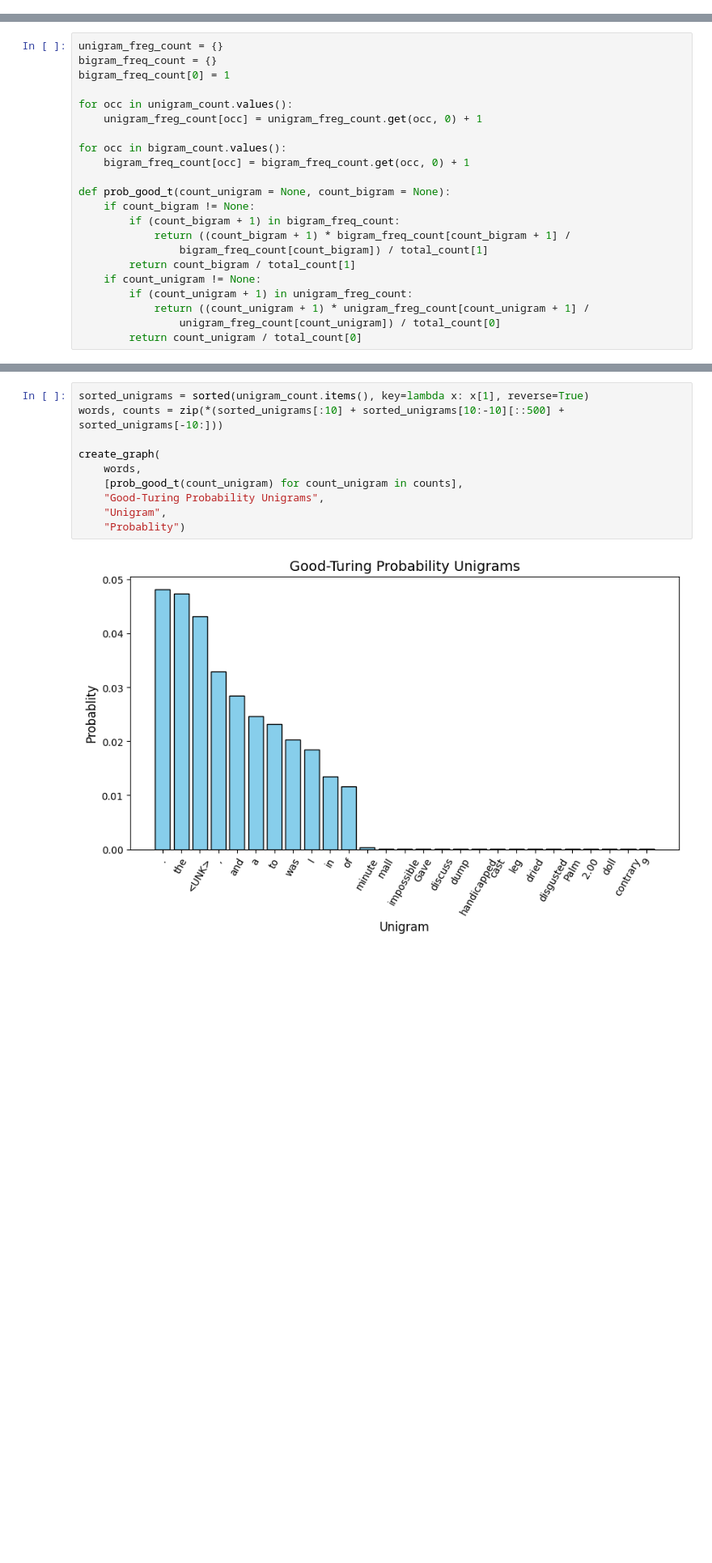
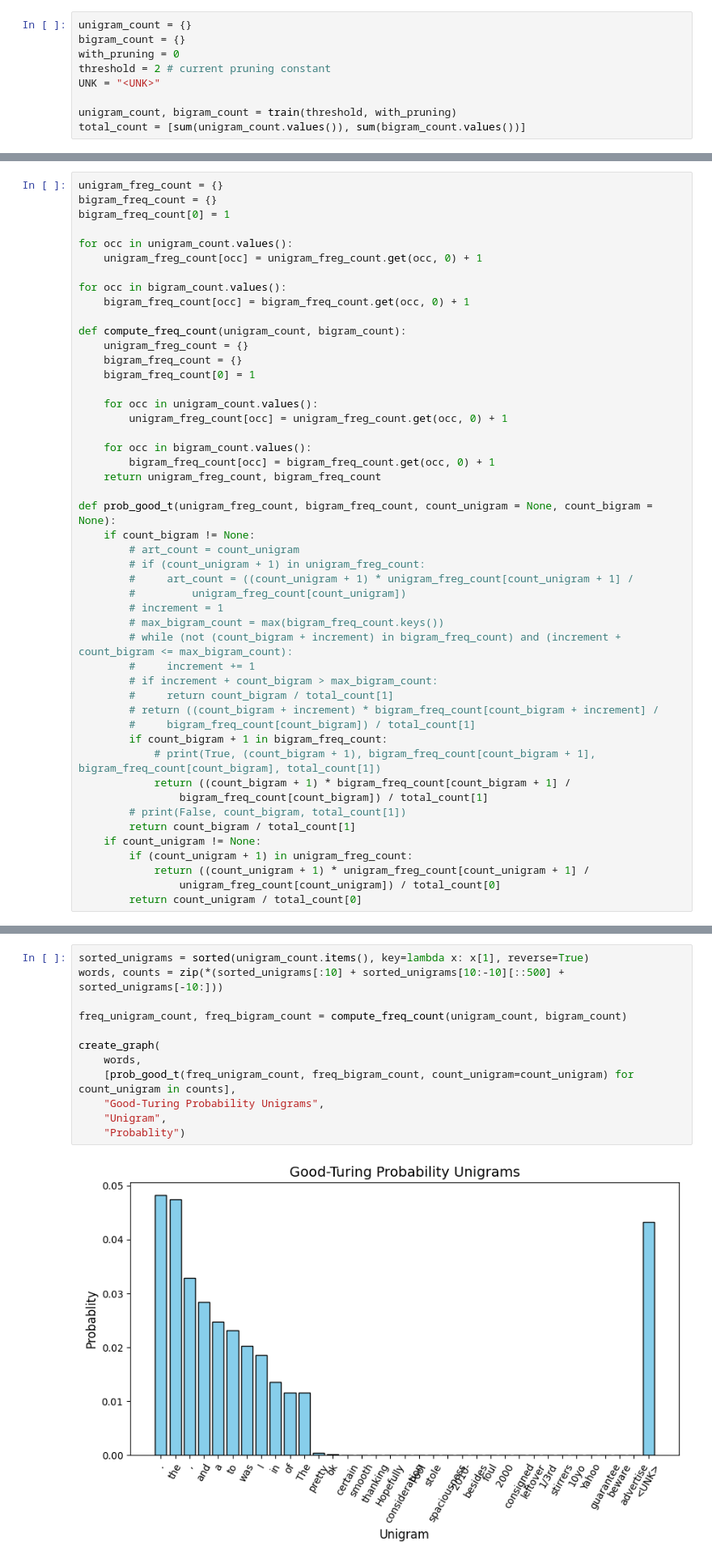
Before and after one commit to KaiCastell/HLT-Group-19, a Jupyter notebook: Assignment 1.ipynb, the cells around one changed output, grey strips where cells are left out. Shown at 81% size. Saved outputs shown, nothing was run; the diff lists cells and outputs as text; blank space fills up the shorter version.

```diff
--- a/Assignment 1.ipynb
+++ b/Assignment 1.ipynb
@@ -54,0 +60,9 @@ if with_pruning:
+# %%
+unigram_count = {}
+bigram_count = {}
+with_pruning = 0
+threshold = 2 # current pruning constant
+UNK = "<UNK>"
+
+unigram_count, bigram_count = train(threshold, with_pruning)
+total_count = [sum(unigram_count.values()), sum(bigram_count.values())]
@@ -119,11 +137,37 @@ for occ in unigram_count.values():
 for occ in bigram_count.values():
     bigram_freq_count[occ] = bigram_freq_count.get(occ, 0) + 1
 
-def prob_good_t(count_unigram = None, count_bigram = None):
+def compute_freq_count(unigram_count, bigram_count):
+    unigram_freg_count = {}
+    bigram_freq_count = {}
+    bigram_freq_count[0] = 1
+
+    for occ in unigram_count.values():
+        unigram_freg_count[occ] = unigram_freg_count.get(occ, 0) + 1
+
+    for occ in bigram_count.values():
+        bigram_freq_count[occ] = bigram_freq_count.get(occ, 0) + 1
+    return unigram_freg_count, bigram_freq_count
+
+def prob_good_t(unigram_freg_count, bigram_freq_count, count_unigram = None, count_bigram = None):
     if count_bigram != None:
-        if (count_bigram + 1) in bigram_freq_count:
+        # art_count = count_unigram
+        # if (count_unigram + 1) in unigram_freg_count:
+        #     art_count = ((count_unigram + 1) * unigram_freg_count[count_unigram + 1] /
+        #         unigram_freg_count[count_unigram])
+        # increment = 1
+        # max_bigram_count = max(bigram_freq_count.keys())
+        # while (not (count_bigram + increment) in bigram_freq_count) and (increment + count_bigram <= max_bigram_count):
+        #     increment += 1
+        # if increment + count_bigram > max_bigram_count:
+        #     return count_bigram / total_count[1]
+        # return ((count_bigram + increment) * bigram_freq_count[count_bigram + increment] /
+        #     bigram_freq_count[count_bigram]) / total_count[1]
+        if count_bigram + 1 in bigram_freq_count:
+            # print(True, (count_bigram + 1), bigram_freq_count[count_bigram + 1], bigram_freq_count[count_bigram], total_count[1])
             return ((count_bigram + 1) * bigram_freq_count[count_bigram + 1] /
                 bigram_freq_count[count_bigram]) / total_count[1]
+        # print(False, count_bigram, total_count[1])
         return count_bigram / total_count[1]
     if count_unigram != None:
         if (count_unigram + 1) in unigram_freg_count:
@@ -163,12 +207,14 @@ def prob_good_t(count_unigram = None, count_bigram = None):
 # %%
 sorted_unigrams = sorted(unigram_count.items(), key=lambda x: x[1], reverse=True)
 words, counts = zip(*(sorted_unigrams[:10] + sorted_unigrams[10:-10][::500] + sorted_unigrams[-10:]))
 
+freq_unigram_count, freq_bigram_count = compute_freq_count(unigram_count, bigram_count)
+
 create_graph(
     words,
-    [prob_good_t(count_unigram) for count_unigram in counts],
+    [prob_good_t(freq_unigram_count, freq_bigram_count, count_unigram=count_unigram) for count_unigram in counts],
     "Good-Turing Probability Unigrams",
     "Unigram",
     "Probablity")
 # %% [output]
-[figure, old version]
+[figure, new version]
```
Also changed, not shown: parts of 26 cells of this notebook.
